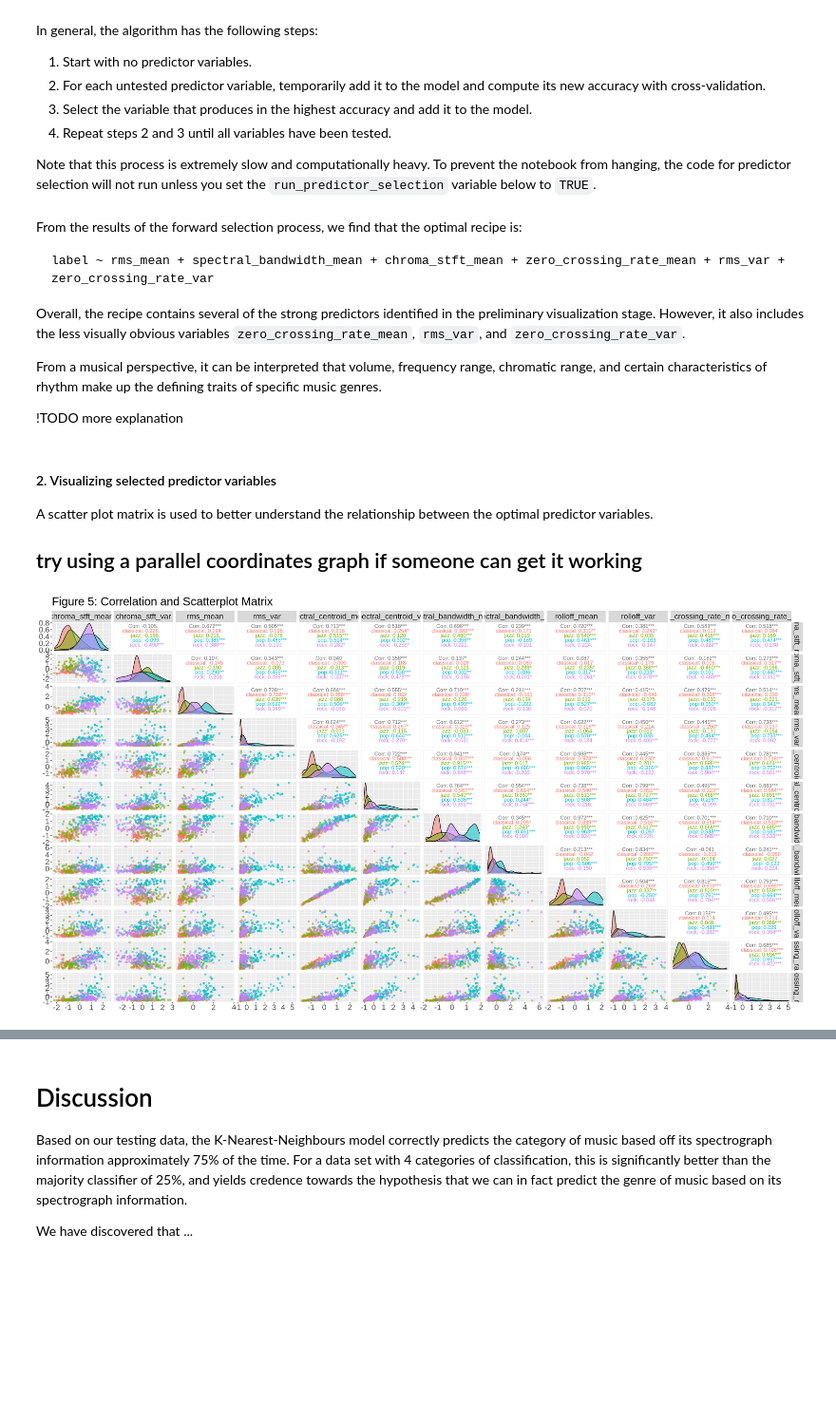
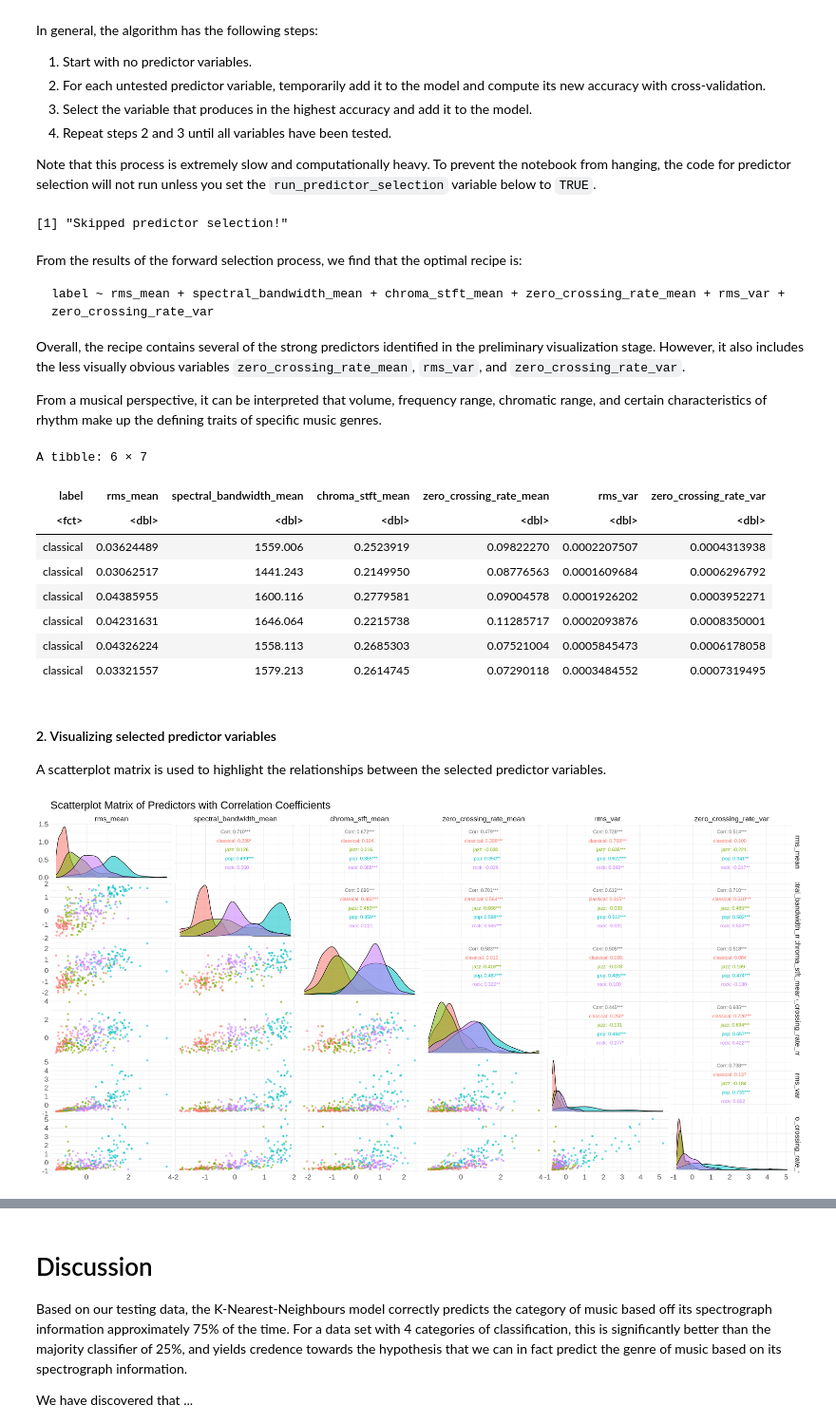
Before and after one commit to arthu-rguo/dsci-100-proj, a Jupyter notebook: project_report.ipynb, the cells around one changed output, grey strips where cells are left out. Shown at 95% size. Saved outputs shown, nothing was run; the diff lists cells and outputs as text; code cells hidden in the pictures; blank space fills up the shorter version.

Commit message:
grammar fixes up to data analysis

```diff
--- a/project_report.ipynb
+++ b/project_report.ipynb
@@ -290,7 +290,11 @@ if (run_predictor_selection) {
         arrange(desc(accuracy))
 
     best_params
+} else {
+    print("Skipped predictor selection!")
 }
+# %% [output]
+[1] "Skipped predictor selection!"
 # %% [markdown]
 From the results of the forward selection process, we find that the optimal recipe is:
 
@@ -301,24 +305,40 @@ label ~ rms_mean + spectral_bandwidth_mean + chroma_stft_mean + zero_crossing_ra
 Overall, the recipe contains several of the strong predictors identified in the preliminary visualization stage. However, it also includes the less visually obvious variables `zero_crossing_rate_mean`, `rms_var`, and `zero_crossing_rate_var`.
 
 From a musical perspective, it can be interpreted that volume, frequency range, chromatic range, and certain characteristics of rhythm make up the defining traits of specific music genres.
-
-!TODO more explanation
+# %%
+# Select only relevant predictors.
+PREDICTOR_VARIABLES <- c("rms_mean", "spectral_bandwidth_mean", "chroma_stft_mean",
+                         "zero_crossing_rate_mean", "rms_var", "zero_crossing_rate_var")
+
+music_training_data <- music_training_data |>
+    select(label, all_of(PREDICTOR_VARIABLES))
+
+head(music_training_data)
+# %% [output]
+A tibble: 6 × 7
+| label | rms_mean | spectral_bandwidth_mean | chroma_stft_mean | zero_crossing_rate_mean | rms_var | zero_crossing_rate_var |
+| <fct> | <dbl> | <dbl> | <dbl> | <dbl> | <dbl> | <dbl> |
+| classical | 0.03624489 | 1559.006 | 0.2523919 | 0.09822270 | 0.0002207507 | 0.0004313938 |
+| classical | 0.03062517 | 1441.243 | 0.2149950 | 0.08776563 | 0.0001609684 | 0.0006296792 |
+| classical | 0.04385955 | 1600.116 | 0.2779581 | 0.09004578 | 0.0001926202 | 0.0003952271 |
+| classical | 0.04231631 | 1646.064 | 0.2215738 | 0.11285717 | 0.0002093876 | 0.0008350001 |
+| classical | 0.04326224 | 1558.113 | 0.2685303 | 0.07521004 | 0.0005845473 | 0.0006178058 |
+| classical | 0.03321557 | 1579.213 | 0.2614745 | 0.07290118 | 0.0003484552 | 0.0007319495 |
 # %% [markdown]
 #### 2. Visualizing selected predictor variables
-A scatter plot matrix is used to better understand the relationship between the optimal predictor variables.
-
-## try using a parallel coordinates graph if someone can get it working
+A scatterplot matrix is used to highlight the relationships between the selected predictor variables.
 # %%
-options(repr.plot.height = 12, repr.plot.width = 22)
+options(repr.plot.height = 12, repr.plot.width = 24)
 
 music_training_data |>
-    select(-label) |>
-    scale()  |>
+    select(all_of(PREDICTOR_VARIABLES)) |>
+    scale() |>
     bind_cols(label = music_training_data$label) |>
-    ggpairs(mapping = aes(alpha = 0.4, colour = label),
-           columns = 1:(ncol(music_training_data) - 1)) +
-        ggtitle("Figure 5: Correlation and Scatterplot Matrix") +
+    ggpairs(aes(alpha = 0.4, colour = label),
+            columns = 1:length(PREDICTOR_VARIABLES)) +
+        labs(title = "Scatterplot Matrix of Predictors with Correlation Coefficients") +
+        theme_minimal() +
         theme(text = element_text(size = 20))
 # %% [output]
-[figure, old version]
+[figure, new version]
 # %% [markdown]
```
Also changed, not shown: parts of 14 cells of this notebook.
